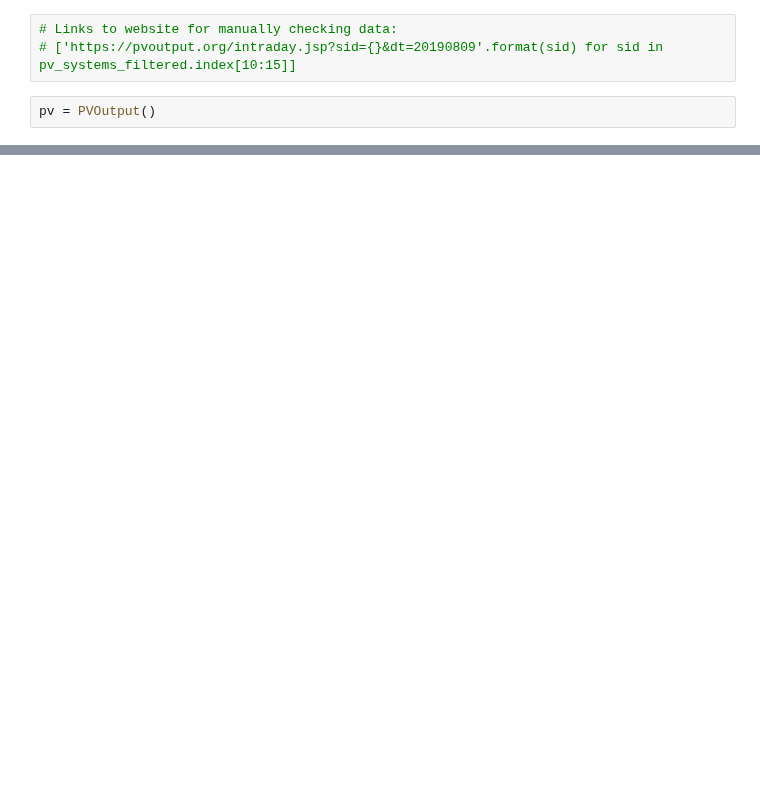
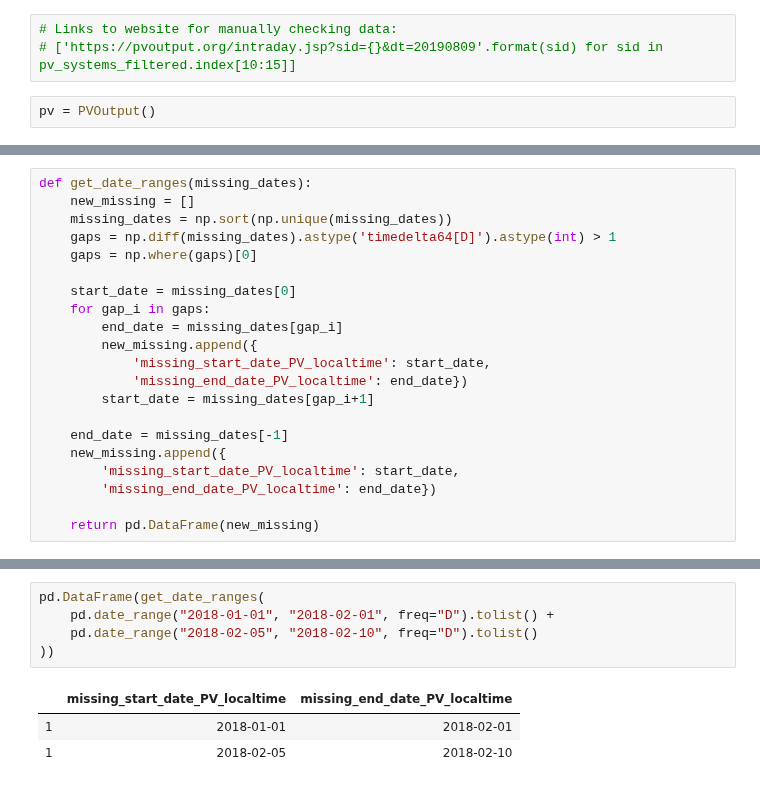
Before and after one commit to openclimatefix/pvoutput, a Jupyter notebook: examples/download_pv_timeseries.ipynb, the cells around one changed output, grey strips where cells are left out. Cells and saved outputs as stored; diff of their text form; blank space fills up the shorter version.

```diff
--- a/examples/download_pv_timeseries.ipynb
+++ b/examples/download_pv_timeseries.ipynb
@@ -307,0 +158,21 @@ store2.close()
+# %%
+def get_date_ranges(missing_dates):
+    new_missing = []
+    missing_dates = np.sort(np.unique(missing_dates))
+    gaps = np.diff(missing_dates).astype('timedelta64[D]').astype(int) > 1
+    gaps = np.where(gaps)[0]
+
+    start_date = missing_dates[0]
+    for gap_i in gaps:
+        end_date = missing_dates[gap_i]
+        new_missing.append({
+            'missing_start_date_PV_localtime': start_date,
+            'missing_end_date_PV_localtime': end_date})
+        start_date = missing_dates[gap_i+1]
+
+    end_date = missing_dates[-1]
+    new_missing.append({
+        'missing_start_date_PV_localtime': start_date,
+        'missing_end_date_PV_localtime': end_date})
+
+    return pd.DataFrame(new_missing)
@@ -307,0 +184,9 @@ store2.close()
+# %%
+pd.DataFrame(get_date_ranges(
+    pd.date_range("2018-01-01", "2018-02-01", freq="D").tolist() +
+    pd.date_range("2018-02-05", "2018-02-10", freq="D").tolist()
+))
+# %% [output]
+|  | missing_start_date_PV_localtime | missing_end_date_PV_localtime |
+| 1 | 2018-01-01 | 2018-02-01 |
+| 1 | 2018-02-05 | 2018-02-10 |
```
Also changed, not shown: parts of 24 cells of this notebook, 7 other files.
